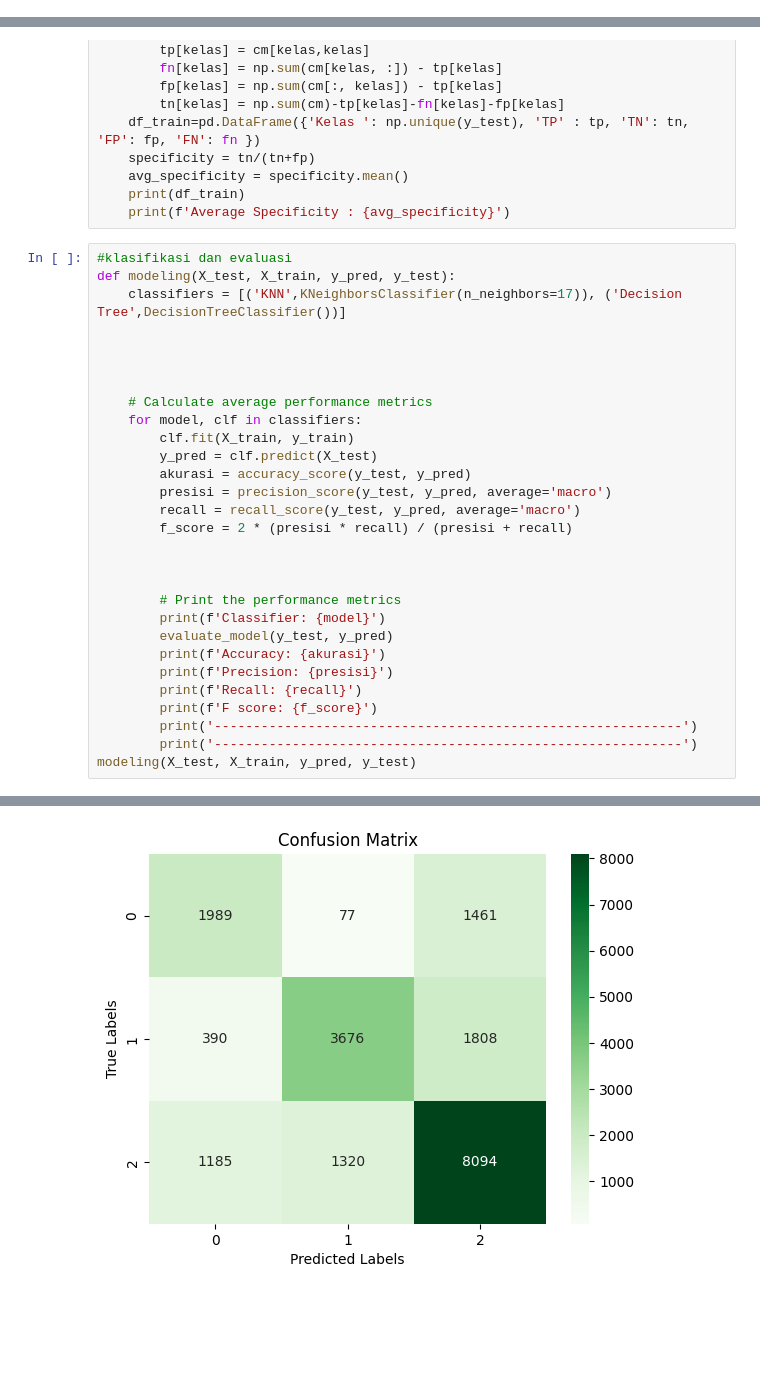
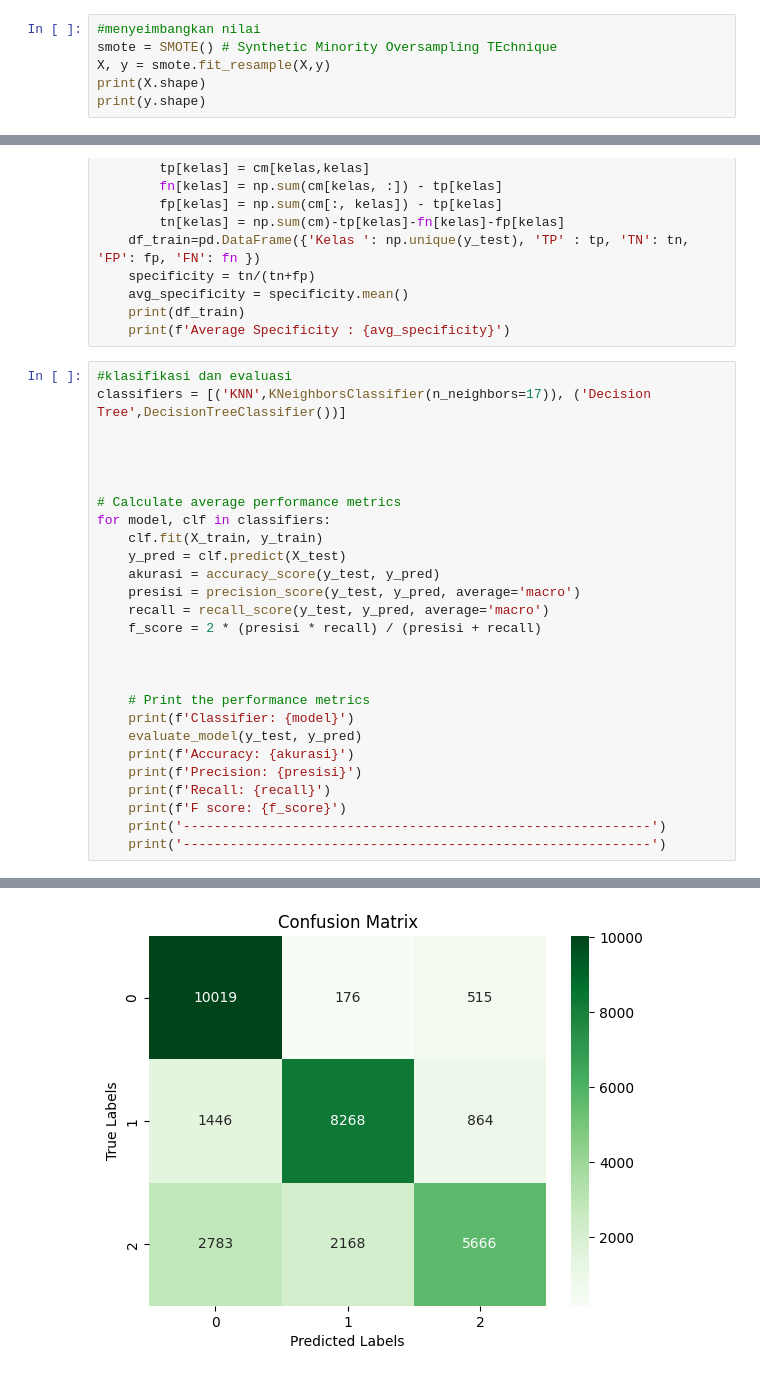
Before and after one commit to quinveil/Credit_Score_Data, a Jupyter notebook: creditscore.ipynb, the cells around one changed output, grey strips where cells are left out. Cells and saved outputs as stored; diff of their text form; blank space fills up the shorter version.

Commit message:
update smote

```diff
--- a/creditscore.ipynb
+++ b/creditscore.ipynb
@@ -924,3 +834,9 @@ print(y.shape)
 # %% [output]
 (100000, 22)
 (100000,)
+# %%
+#menyeimbangkan nilai
+smote = SMOTE() # Synthetic Minority Oversampling TEchnique
+X, y = smote.fit_resample(X,y)
+print(X.shape)
+print(y.shape)
@@ -981,33 +900,31 @@ def evaluate_model(y_test,y_pred):
     print(f'Average Specificity : {avg_specificity}')
 # %%
 #klasifikasi dan evaluasi
-def modeling(X_test, X_train, y_pred, y_test):
-    classifiers = [('KNN',KNeighborsClassifier(n_neighbors=17)), ('Decision Tree',DecisionTreeClassifier())]
+classifiers = [('KNN',KNeighborsClassifier(n_neighbors=17)), ('Decision Tree',DecisionTreeClassifier())]
 
 
 
 
-    # Calculate average performance metrics
-    for model, clf in classifiers:
-        clf.fit(X_train, y_train)
-        y_pred = clf.predict(X_test)
-        akurasi = accuracy_score(y_test, y_pred)
-        presisi = precision_score(y_test, y_pred, average='macro')
-        recall = recall_score(y_test, y_pred, average='macro')
-        f_score = 2 * (presisi * recall) / (presisi + recall)
+# Calculate average performance metrics
+for model, clf in classifiers:
+    clf.fit(X_train, y_train)
+    y_pred = clf.predict(X_test)
+    akurasi = accuracy_score(y_test, y_pred)
+    presisi = precision_score(y_test, y_pred, average='macro')
+    recall = recall_score(y_test, y_pred, average='macro')
+    f_score = 2 * (presisi * recall) / (presisi + recall)
 
 
 
-        # Print the performance metrics
-        print(f'Classifier: {model}')
-        evaluate_model(y_test, y_pred)
-        print(f'Accuracy: {akurasi}')
-        print(f'Precision: {presisi}')
-        print(f'Recall: {recall}')
-        print(f'F score: {f_score}')
-        print('------------------------------------------------------------')
-        print('------------------------------------------------------------')
-modeling(X_test, X_train, y_pred, y_test)
+    # Print the performance metrics
+    print(f'Classifier: {model}')
+    evaluate_model(y_test, y_pred)
+    print(f'Accuracy: {akurasi}')
+    print(f'Precision: {presisi}')
+    print(f'Recall: {recall}')
+    print(f'F score: {f_score}')
+    print('------------------------------------------------------------')
+    print('------------------------------------------------------------')
 # %% [output]
 Classifier: KNN
 Classification Report
@@ -1023 +940 @@ weighted avg       0.69      0.69      0.69     20000
-[figure, old version]
+[figure, new version]
```
Also changed, not shown: parts of 27 cells of this notebook, 1 other file.
